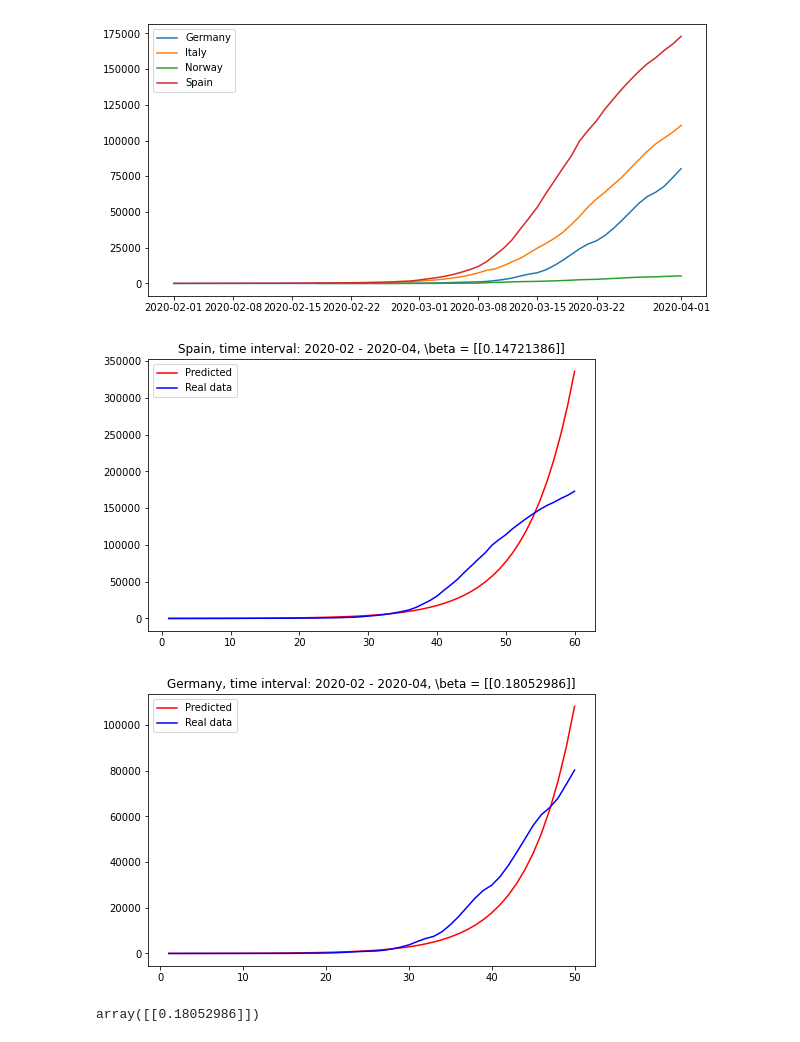
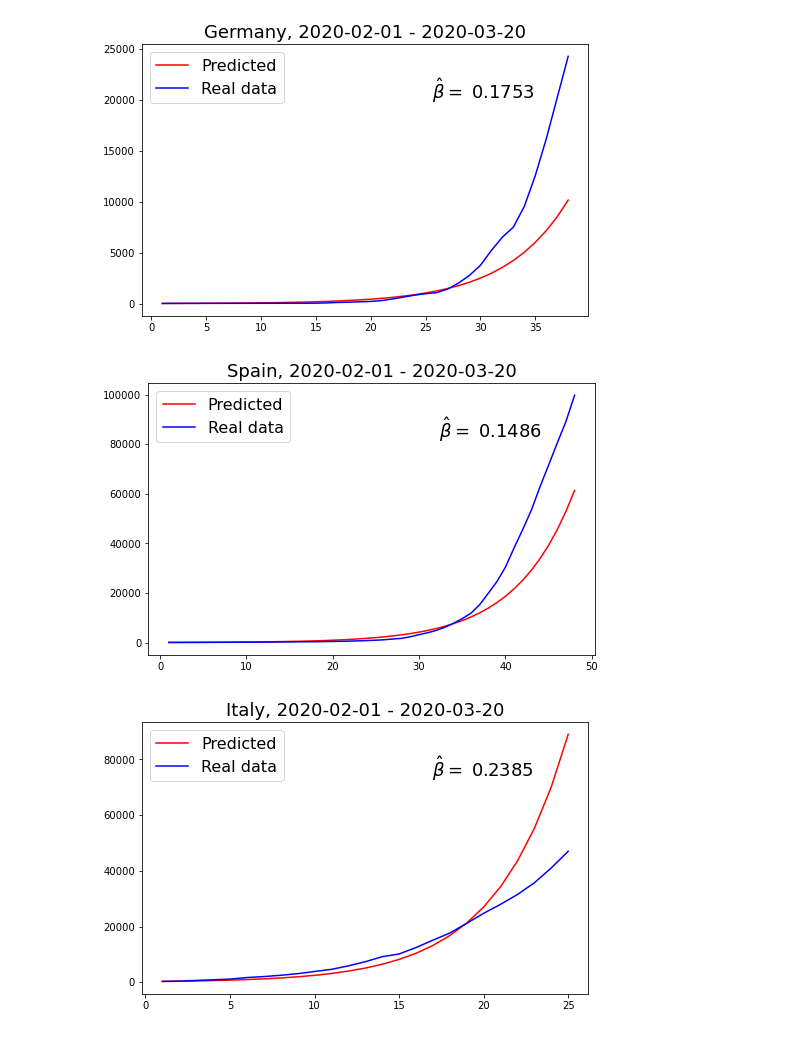
Before and after one commit to TiborCornelli/SIRmodel, a Jupyter notebook: exploration.ipynb, the cells around one changed output. Saved outputs shown, nothing was run; the diff lists cells and outputs as text; code cells hidden in the pictures.

```diff
--- a/exploration.ipynb
+++ b/exploration.ipynb
@@ -19,6 +19,7 @@ class timeSeries():
 
     def extract_countries_and_time(self, countries: List[str], start: str, end: str) -> pd.DataFrame:
         """
+        Filters the data frame by the specified time frame and countries.
         Args:
             df_path (str): default = path
             countries (list<str>)
@@ -44,6 +45,9 @@ class timeSeries():
         return output_df
 
     def plot(self) -> pd.DataFrame:
+        """
+        Plots the data for each country in the specified time frame
+        """
         df = self.processedData
         groups = df.groupby("countriesAndTerritories")
 
@@ -57,6 +61,9 @@ class timeSeries():
         plt.show()
 
     def extract_country(self, country: str):
+        """
+        Returns the relevant data of one country for further calculations
+        """
         df = self.processedData
         df = df.reset_index(drop = True)
         df = df[df.countriesAndTerritories == country]
@@ -65,7 +72,11 @@ class timeSeries():
         return df[["dateRep", "t", "cumCases"]]
 
     def beta(self, country_name: str):
+        """
+        Returns the estimation for beta in the SIR Model and plots the prediction vs real data
+        """
         country = self.extract_country(country_name)
+        M = len(country)
         I_0 = np.double(country.loc[country["t"] == 0, "cumCases"])
         t = np.array(country.loc[country["t"] > 0, "t"]).reshape(-1, 1)
         cumCases = np.array(country.loc[country["t"] > 0, "cumCases"]).reshape(-1, 1)
@@ -73,7 +84,7 @@ class timeSeries():
         X = t
         XT = t.transpose()
         y = np.log(cumCases) - np.log(I_0)
-        beta_hat = matmul(inv(matmul(XT, X)),matmul(XT,y))
+        beta_hat = np.double(multi_dot([inv(matmul(XT, X)),XT,y])).round(4)
 
         # reg = linear_model.LinearRegression()
         # reg.fit(t, np.log(cumCases) - np.log(I_0))
@@ -84,22 +95,24 @@ class timeSeries():
 
         prediction = I_0 * np.exp(beta_hat * t)
 
-        ax.set_title(f"{country_name}, time interval: {self.start} - {self.end}, " + r'\beta = ' + str(beta_hat))
-        ax.plot(country.t[1:],prediction, label="Predicted", color="red")
+        ax.set_title(f"{country_name}, {self.start} - {self.end}", fontsize = 18)
+        ax.plot(country.t[1:],prediction, label="Predicted", color="red",)
         ax.plot(country.t[1:],country.cumCases[1:], label="Real data", color="blue")
+        ax.text(0.65, 0.8, f"$\hat \\beta = $ {str(beta_hat)}", transform=ax.transAxes, fontsize=18)
+        plt.rc('legend',fontsize=16)
 
         ax.legend()
         plt.show()
 
-        return beta_hat
+        # return beta_hat
+        return np.log(country.cumCases[-1])
 # %%
 df = pd.read_csv("data/europe_timeseries.csv")
-ts = timeSeries(df, ["Germany", "Italy", "Spain", "Norway"], "2020-02", "2020-04")
-ts.plot()
-ts.beta("Spain")
-ts.beta("Germany")
+ts = timeSeries(df, ["Germany", "Italy", "Spain", "Norway"], "2020-02-01", "2020-03-20")
+ts.beta("Germany");
+ts.beta("Spain");
+ts.beta("Italy");
 # %% [output]
-[figure, old version]
+[figure, new version]
-[figure, old version]
+[figure, new version]
-[figure, old version]
+[figure, new version]
-array([[0.18052986]])
```
Also changed, not shown: parts of 1 cell of this notebook, 2 other files.
